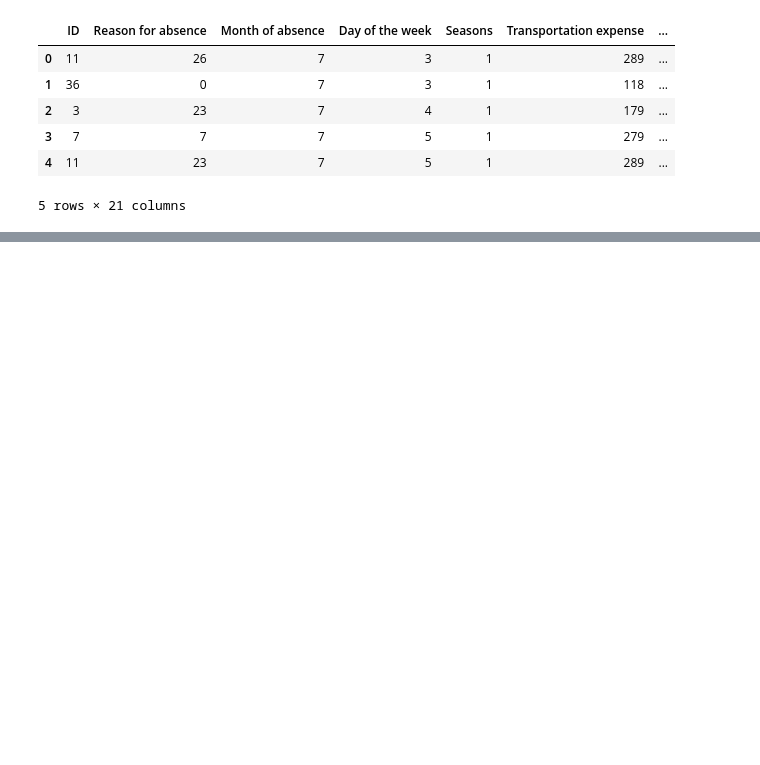
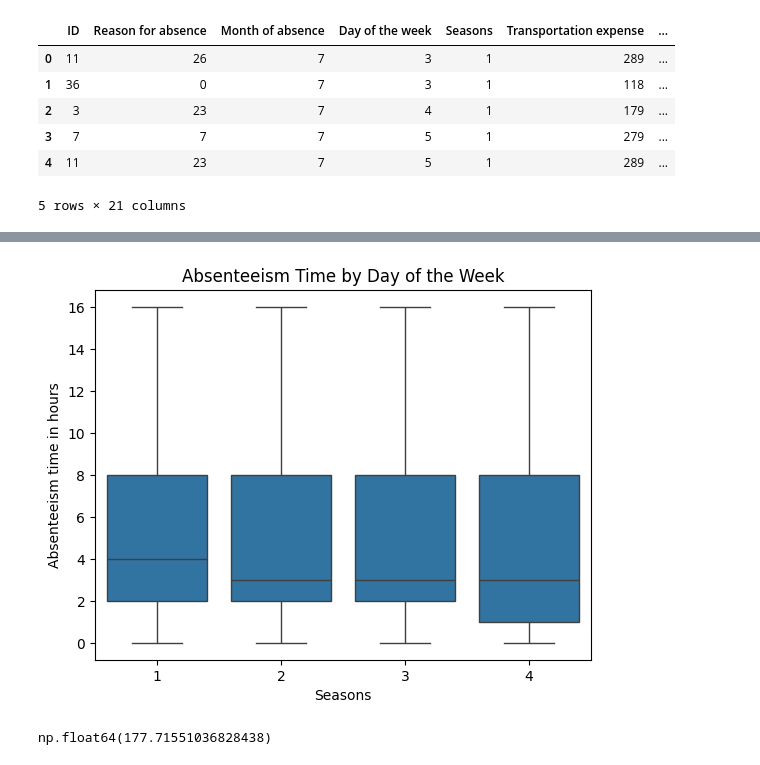
Before and after one commit to emilyh006/predict_absent, a Jupyter notebook: analysis.ipynb, the cells around one changed output, grey strips where cells are left out. Cells and saved outputs as stored; diff of their text form; code cells hidden in the pictures; blank space fills up the shorter version.

```diff
--- a/analysis.ipynb
+++ b/analysis.ipynb
@@ -14,0 +107,10 @@ dat.head()
+# %%
+sns.boxplot(x='Seasons', y='Absenteeism time in hours', data=filtered)
+plt.title('Absenteeism Time by Day of the Week')
+plt.show()
+# %% [output]
+[figure, added]
+# %%
+dat['absenteeism_hours'].var()
+# %% [output]
+np.float64(177.71551036828438)
```
Also changed, not shown: parts of 9 cells of this notebook.
